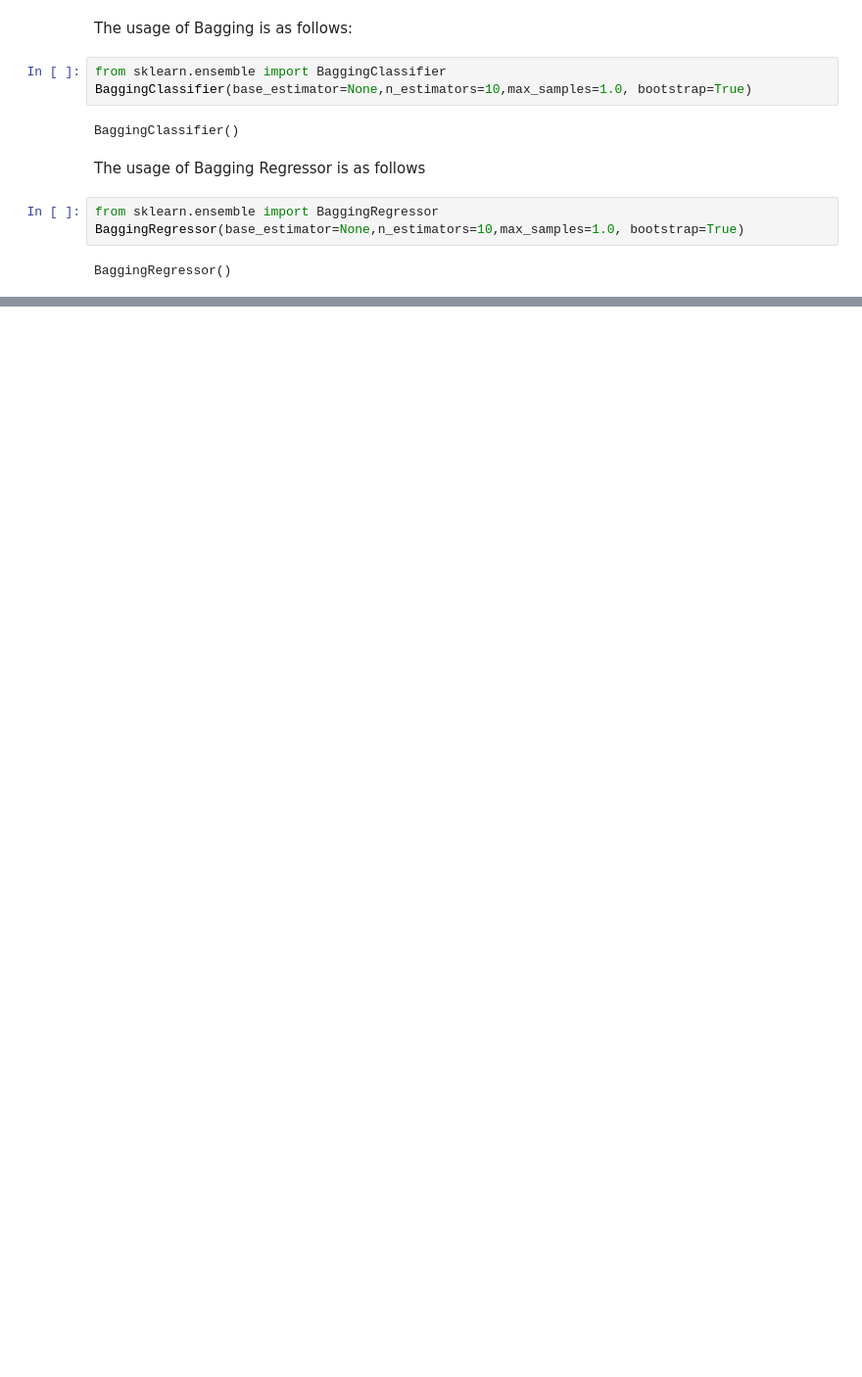
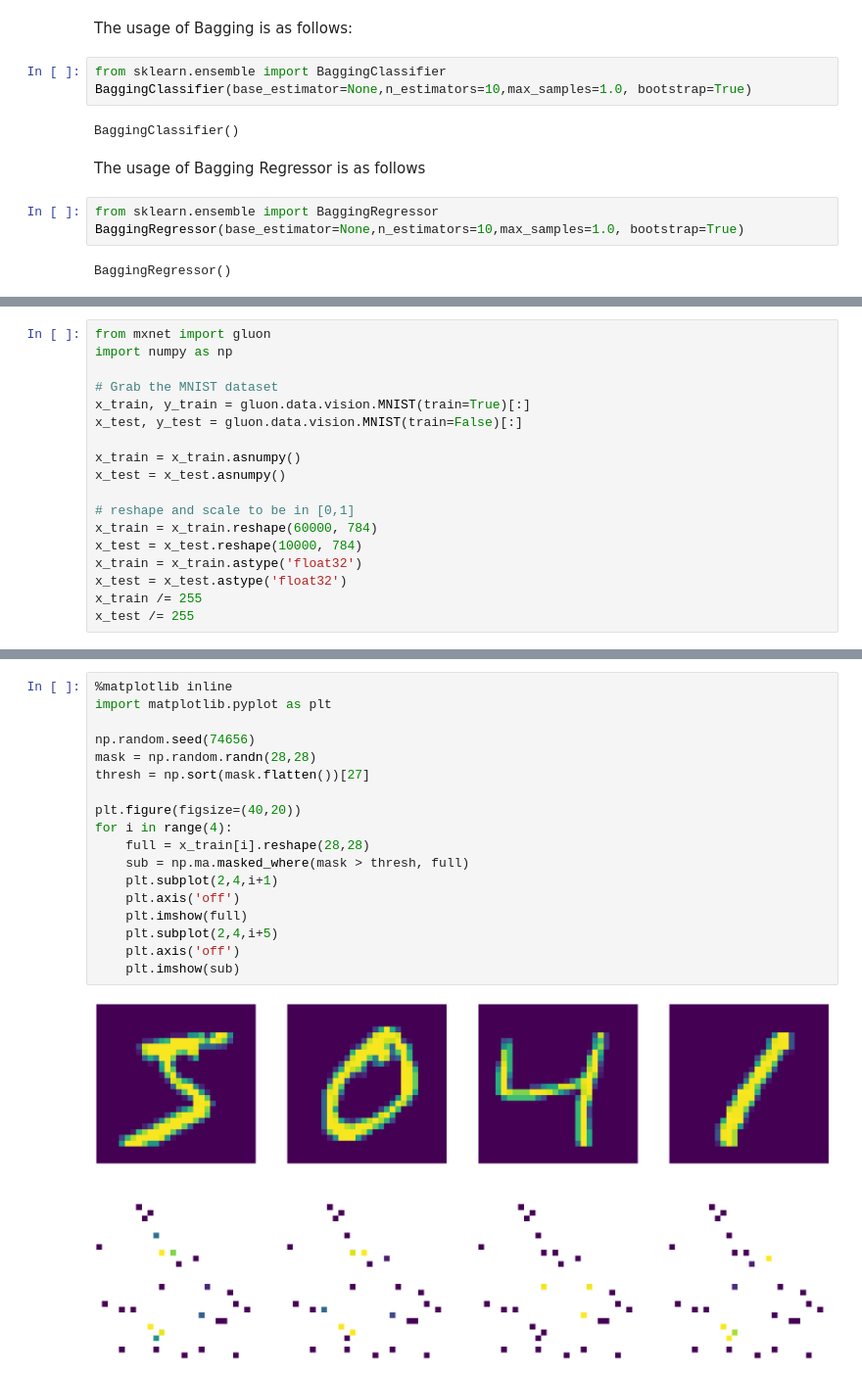
Before and after one commit to loksundar/WowLabZ, a Jupyter notebook: MLday3.ipynb, the cells around one changed output, grey strips where cells are left out. Shown at 98% size. Drawn from its saved outputs; the diff is of its cells as text; blank space fills up the shorter version.

```diff
--- a/MLday3.ipynb
+++ b/MLday3.ipynb
@@ -35,0 +47,18 @@ BaggingRegressor()
+# %%
+from mxnet import gluon
+import numpy as np
+
+# Grab the MNIST dataset
+x_train, y_train = gluon.data.vision.MNIST(train=True)[:]
+x_test, y_test = gluon.data.vision.MNIST(train=False)[:]
+
+x_train = x_train.asnumpy()
+x_test = x_test.asnumpy()
+
+# reshape and scale to be in [0,1]
+x_train = x_train.reshape(60000, 784)
+x_test = x_test.reshape(10000, 784)
+x_train = x_train.astype('float32')
+x_test = x_test.astype('float32')
+x_train /= 255
+x_test /= 255
@@ -35,0 +70,20 @@ BaggingRegressor()
+# %%
+%matplotlib inline
+import matplotlib.pyplot as plt
+
+np.random.seed(74656)
+mask = np.random.randn(28,28)
+thresh = np.sort(mask.flatten())[27]
+
+plt.figure(figsize=(40,20))
+for i in range(4):
+    full = x_train[i].reshape(28,28)
+    sub = np.ma.masked_where(mask > thresh, full)
+    plt.subplot(2,4,i+1)
+    plt.axis('off')
+    plt.imshow(full)
+    plt.subplot(2,4,i+5)
+    plt.axis('off')
+    plt.imshow(sub)
+# %% [output]
+[figure, added]
```
Also changed, not shown: parts of 8 cells of this notebook.
